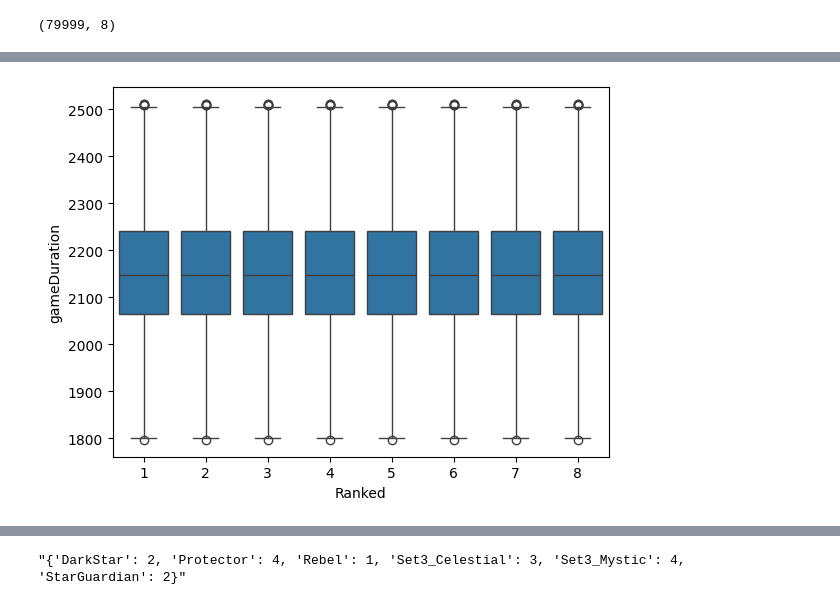
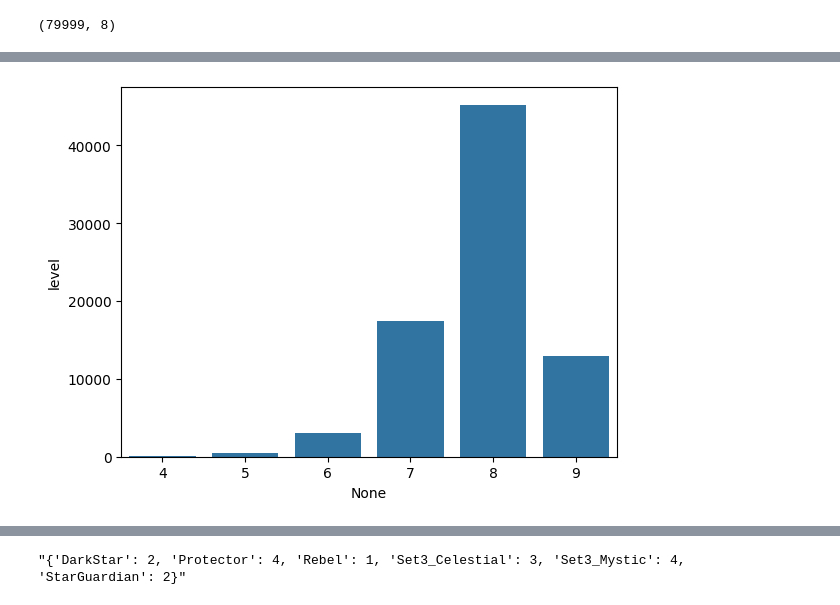
Before and after one commit to orin00/colab, a Jupyter notebook: 240315_TFT분류모델.ipynb, the cells around one changed output, grey strips where cells are left out. Saved outputs shown, nothing was run; the diff lists cells and outputs as text; code cells hidden in the pictures.

```diff
--- a/240315_TFT분류모델.ipynb
+++ b/240315_TFT분류모델.ipynb
@@ -101,3 +114,14 @@ plt.show()
+# %%
+# gameDuration에서 게임이 튕기거나 했던 이상값들은 제거해야함
+q1 = df['gameDuration'].quantile(0.25)
+q3 = df['gameDuration'].quantile(0.75)
+iqr = q3 - q1
+
+over_out = q3 + (1.5 * iqr)
+under_out = q1 - (1.5 * iqr)
+
+# 불리언 인덱싱
+df = df[(df['gameDuration'] > under_out) & (df['gameDuration'] < over_out)]
 # %%
 sns.boxplot(x=df['Ranked'], y=df['gameDuration'])
 plt.show()
@@ -120,10 +129,0 @@ Name: Ranked, dtype: int64
-# %%
-# gameDuration의 이상값 삭제
-q1 = df['gameDuration'].quantile(0.25)
-q3 = df['gameDuration'].quantile(0.75)
-iqr = q3 - q1
-
-outlier_over = q3 + (1.5 * iqr)
-outlier_under = q1 - (1.5 * iqr)
-
-df = df[(df['gameDuration'] > outlier_under) & (df['gameDuration'] < outlier_over)]
@@ -130,5 +160,5 @@ df = df[(df['gameDuration'] > outlier_under) & (df['gameDuration'] < outlier_ove
 # %%
-sns.boxplot(x=df['Ranked'], y=df['gameDuration'])
+sns.barplot(x=df['level'].value_counts().index, y=df['level'].value_counts())
 plt.show()
 # %% [output]
-[figure, old version]
+[figure, new version]
```
Also changed, not shown: parts of 62 cells of this notebook.
